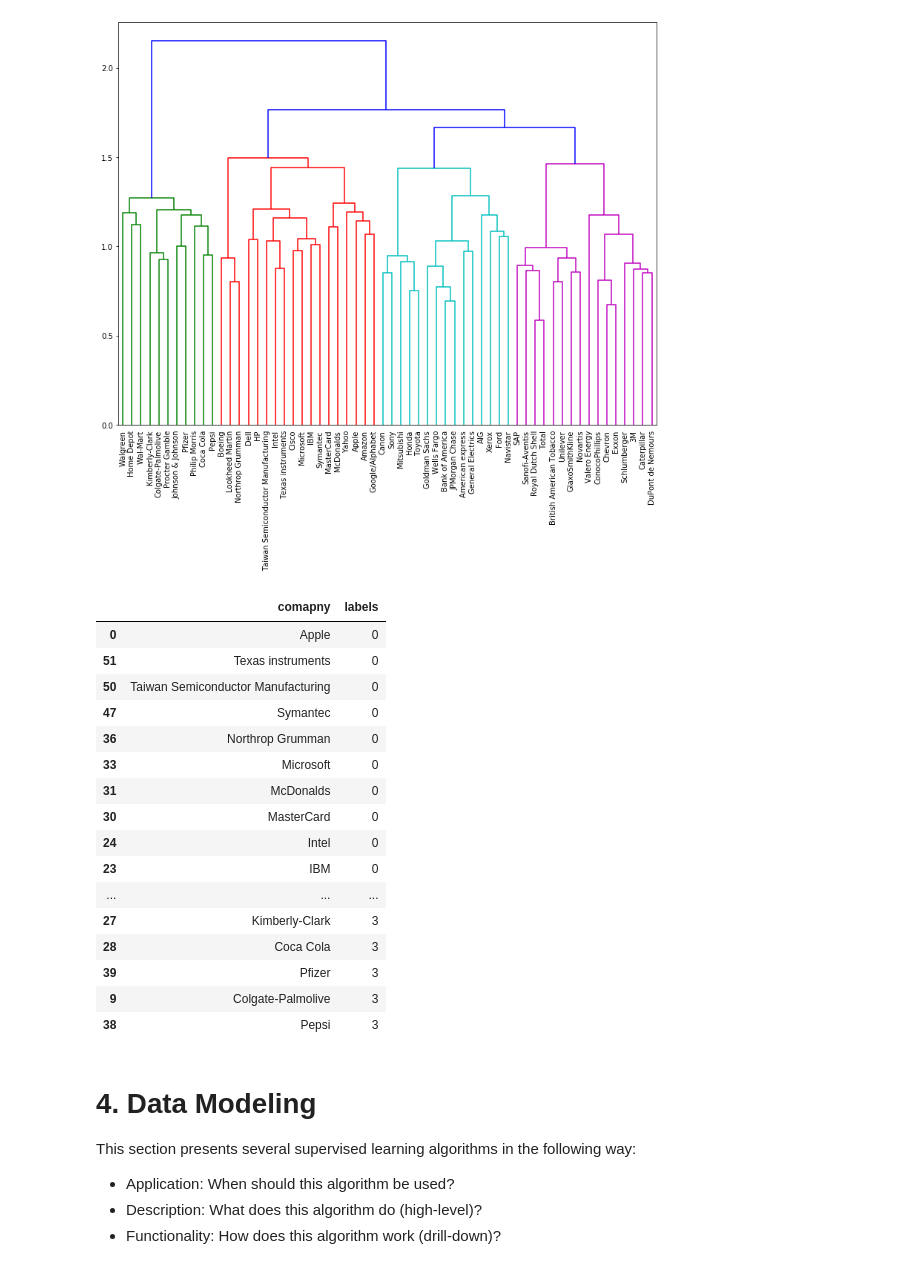
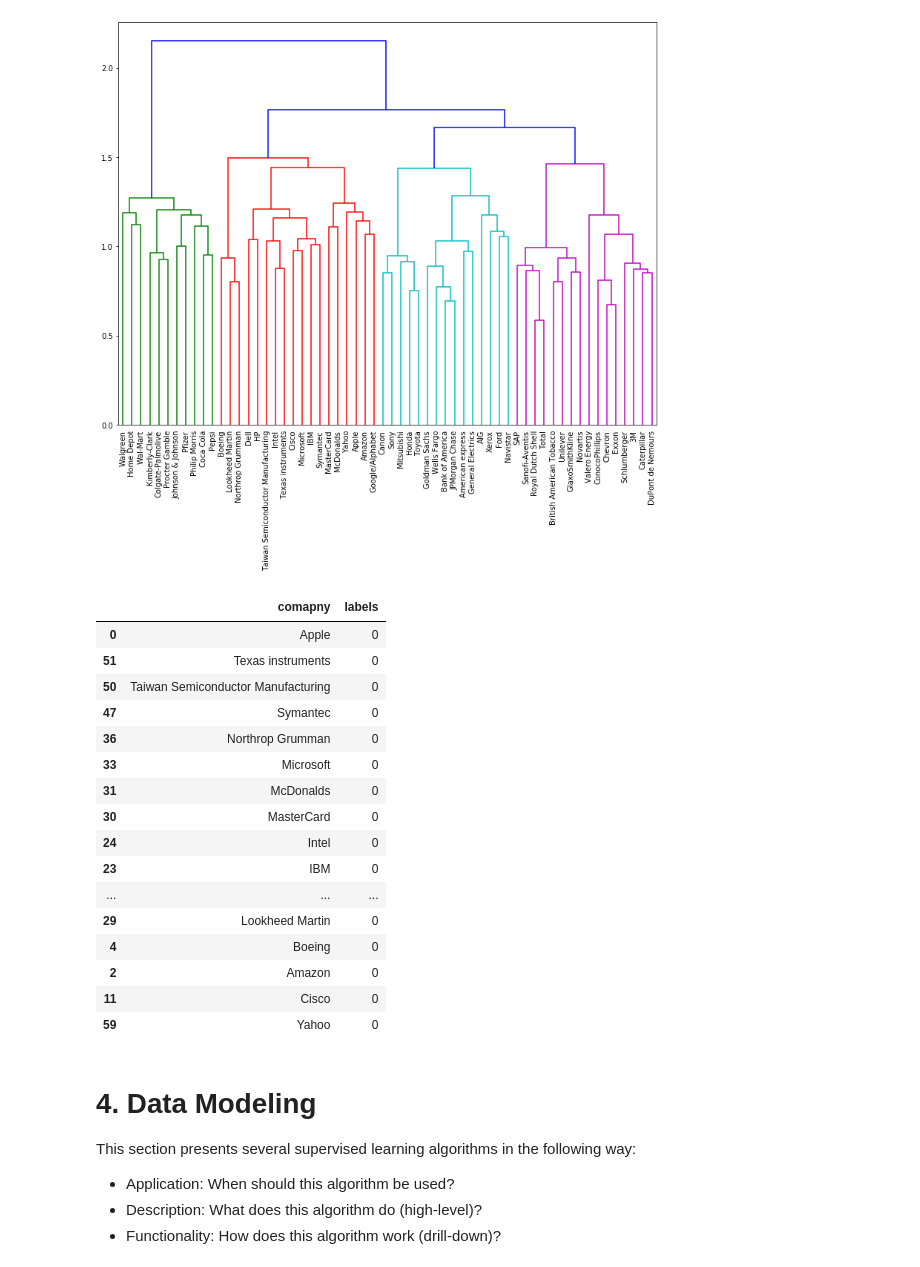
Before and after one commit to ju-kl/data-science-toolbox, a Jupyter notebook: DataScienceToolbox.ipynb, the cells around one changed output. Drawn from its saved outputs; the diff is of its cells as text; code cells hidden in the pictures.

```diff
--- a/DataScienceToolbox.ipynb
+++ b/DataScienceToolbox.ipynb
@@ -611,39 +611,39 @@ plt.show()
 
 # imports
 from sklearn.cluster import AgglomerativeClustering
 
 # initialize
 agglom = AgglomerativeClustering(n_clusters = 4)
 
 # fit the model
 agglom.fit(x)
 
 # extract labels
 labels = agglom.labels_
 
 # create data frame
 df = pd.DataFrame({"comapny": companies, "labels": labels})
 
 # print sorted data frame
-df.sort_values("labels")
+df.sort_values("labels").head(18)
 # %% [output]
 |  | comapny | labels |
 | 0 | Apple | 0 |
 | 51 | Texas instruments | 0 |
 | 50 | Taiwan Semiconductor Manufacturing | 0 |
 | 47 | Symantec | 0 |
 | 36 | Northrop Grumman | 0 |
 | 33 | Microsoft | 0 |
 | 31 | McDonalds | 0 |
 | 30 | MasterCard | 0 |
 | 24 | Intel | 0 |
 | 23 | IBM | 0 |
 | ... | ... | ... |
-| 27 | Kimberly-Clark | 3 |
-| 28 | Coca Cola | 3 |
-| 39 | Pfizer | 3 |
-| 9 | Colgate-Palmolive | 3 |
-| 38 | Pepsi | 3 |
+| 29 | Lookheed Martin | 0 |
+| 4 | Boeing | 0 |
+| 2 | Amazon | 0 |
+| 11 | Cisco | 0 |
+| 59 | Yahoo | 0 |
 # %% [markdown]
 # 4. Data Modeling
 This section presents several supervised learning algorithms in the following way:
```
Also changed, not shown: parts of 12 cells of this notebook.
